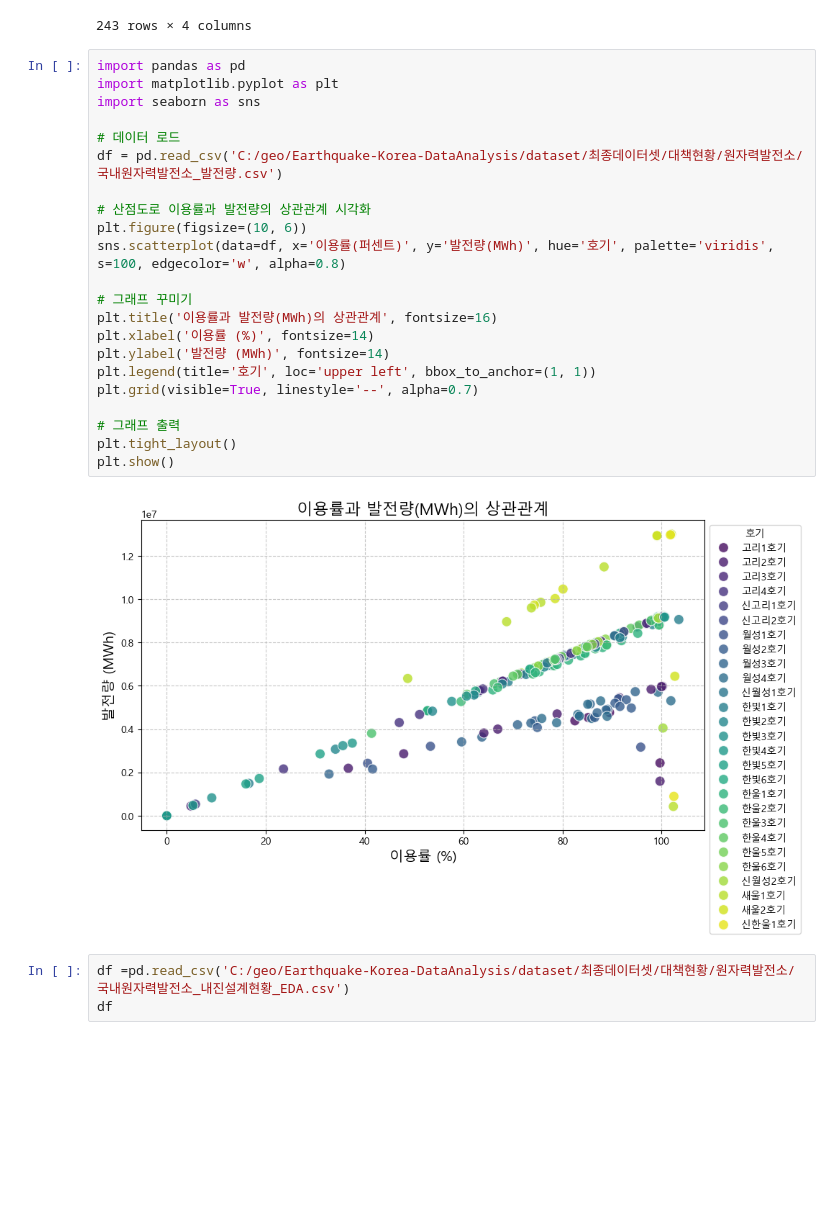
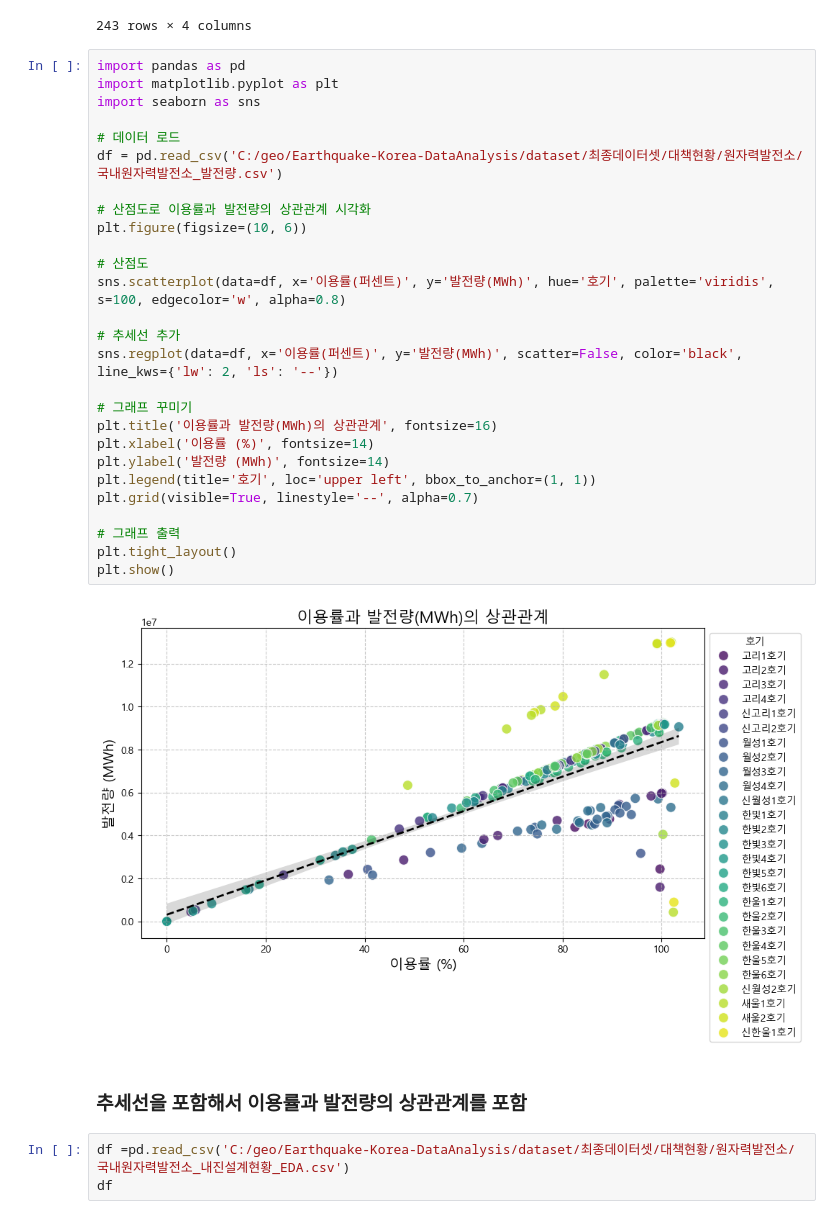
Before and after one commit to minganin99/Earthquake-Korea-DataAnalysis, a Jupyter notebook: nuclearpower_DA/nuclear power.ipynb, the cells around one changed output. Cells and saved outputs as stored; diff of their text form; blank space fills up the shorter version.

```diff
--- a/nuclearpower_DA/nuclear power.ipynb
+++ b/nuclearpower_DA/nuclear power.ipynb
@@ -304,27 +501,34 @@ df
 # %%
 import pandas as pd
 import matplotlib.pyplot as plt
 import seaborn as sns
 
 # 데이터 로드
 df = pd.read_csv('C:/geo/Earthquake-Korea-DataAnalysis/dataset/최종데이터셋/대책현황/원자력발전소/국내원자력발전소_발전량.csv')
 
 # 산점도로 이용률과 발전량의 상관관계 시각화
 plt.figure(figsize=(10, 6))
+
+# 산점도
 sns.scatterplot(data=df, x='이용률(퍼센트)', y='발전량(MWh)', hue='호기', palette='viridis', s=100, edgecolor='w', alpha=0.8)
+
+# 추세선 추가
+sns.regplot(data=df, x='이용률(퍼센트)', y='발전량(MWh)', scatter=False, color='black', line_kws={'lw': 2, 'ls': '--'})
 
 # 그래프 꾸미기
 plt.title('이용률과 발전량(MWh)의 상관관계', fontsize=16)
 plt.xlabel('이용률 (%)', fontsize=14)
 plt.ylabel('발전량 (MWh)', fontsize=14)
 plt.legend(title='호기', loc='upper left', bbox_to_anchor=(1, 1))
 plt.grid(visible=True, linestyle='--', alpha=0.7)
 
 # 그래프 출력
 plt.tight_layout()
 plt.show()
 # %% [output]
-[figure, old version]
+[figure, new version]
+# %% [markdown]
+### 추세선을 포함해서 이용률과 발전량의 상관관계를 포함
 # %%
 df =pd.read_csv('C:/geo/Earthquake-Korea-DataAnalysis/dataset/최종데이터셋/대책현황/원자력발전소/국내원자력발전소_내진설계현황_EDA.csv')
 df
```
Also changed, not shown: parts of 13 cells of this notebook, 1 other file.
